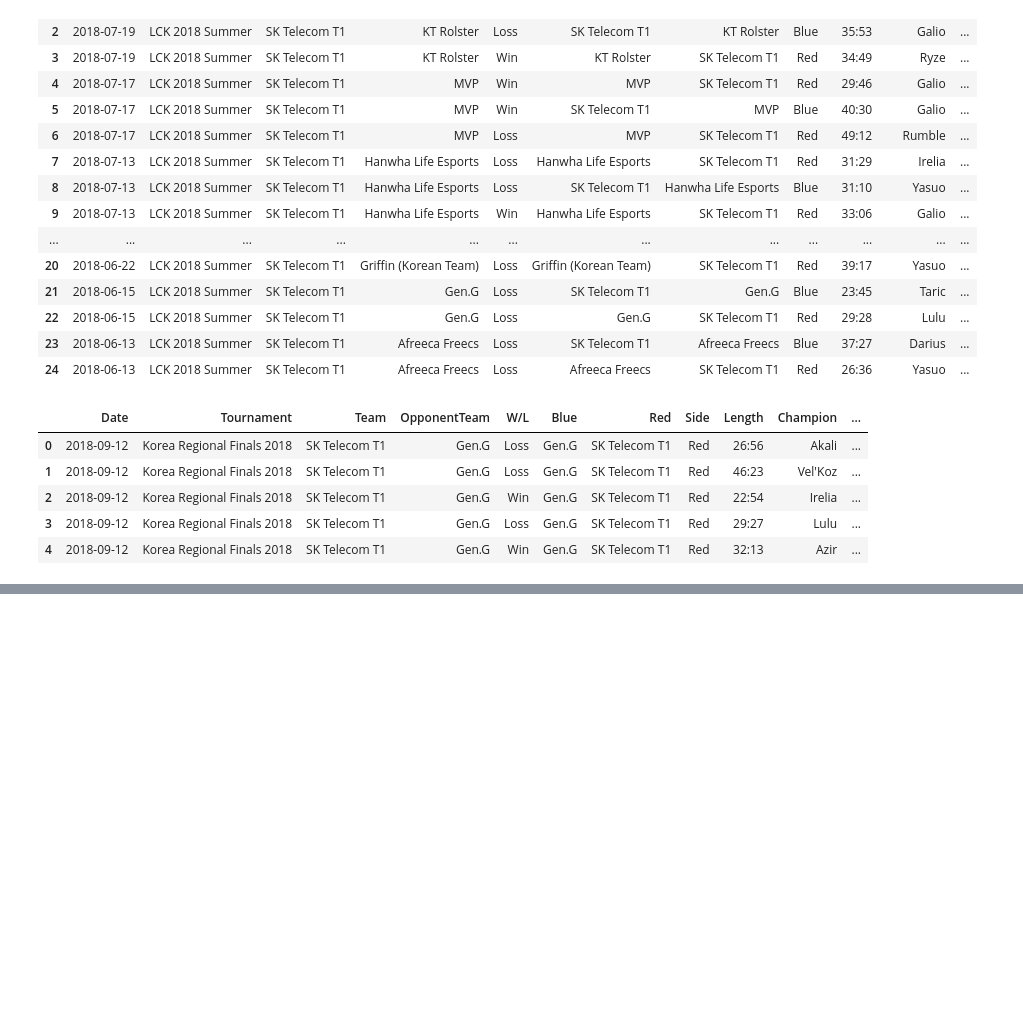
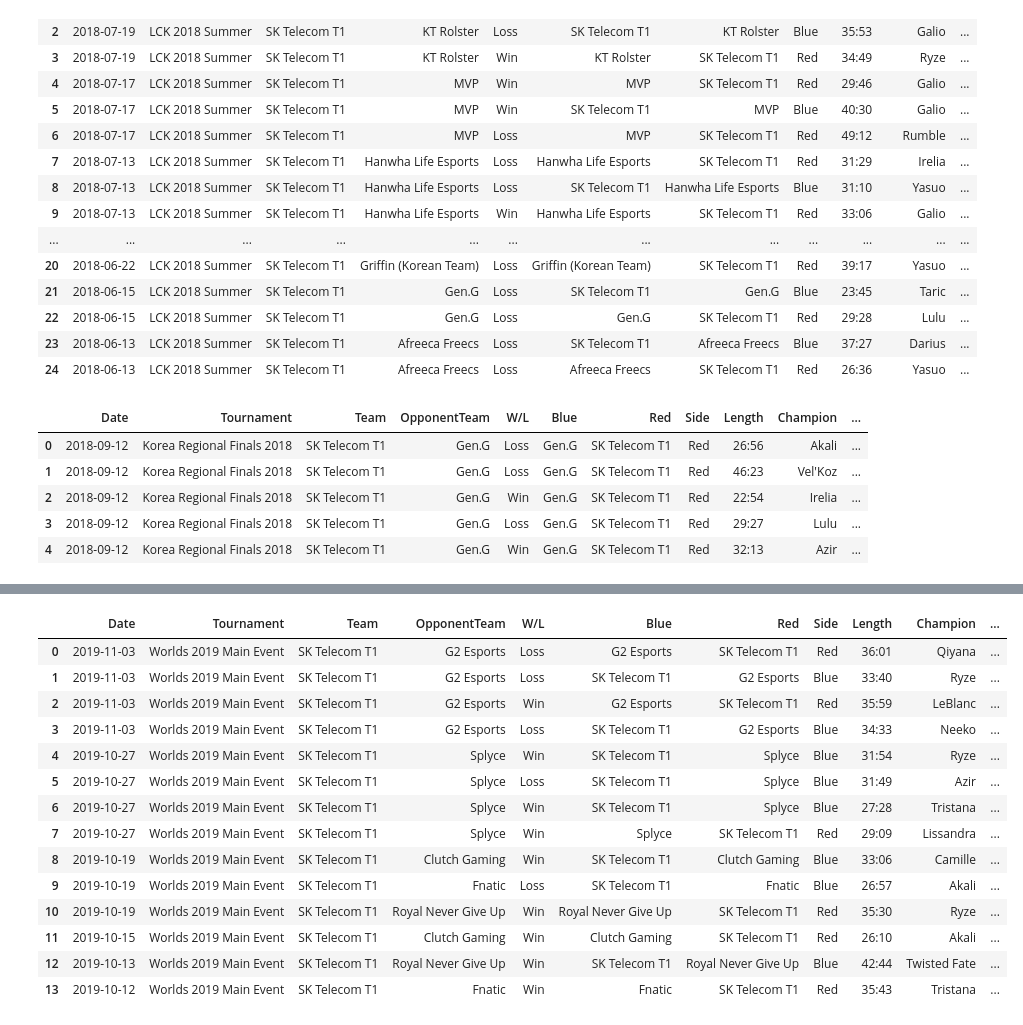
Before and after one commit to benbielin/lol-esports-stats, a Jupyter notebook: faker-stats.ipynb, the cells around one changed output, grey strips where cells are left out. Saved outputs shown, nothing was run; the diff lists cells and outputs as text; code cells hidden in the pictures; blank space fills up the shorter version.

```diff
--- a/faker-stats.ipynb
+++ b/faker-stats.ipynb
@@ -1114,0 +1254,21 @@ faker_2018_regional_finals.to_csv('faker_2018_regional_finals.csv')
+# %%
+url='https://lol.fandom.com/wiki/Special:RunQuery/MatchHistoryPlayer?MHP%5Bpreload%5D=Player&MHP%5Btournament%5D=2019+Season+World+Championship%2FMain+Event%2C2019+Season+World+Championship%2FPlay-In&MHP%5Blink%5D=Faker&_run='
+table=get_html_table(url)
+faker_2019_worlds = get_tournament_df(table)
+faker_2019_worlds
+# %% [output]
+|  | Date | Tournament | Team | OpponentTeam | W/L | Blue | Red | Side | Length | Champion | ... |
+| 0 | 2019-11-03 | Worlds 2019 Main Event | SK Telecom T1 | G2 Esports | Loss | G2 Esports | SK Telecom T1 | Red | 36:01 | Qiyana | ... |
+| 1 | 2019-11-03 | Worlds 2019 Main Event | SK Telecom T1 | G2 Esports | Loss | SK Telecom T1 | G2 Esports | Blue | 33:40 | Ryze | ... |
+| 2 | 2019-11-03 | Worlds 2019 Main Event | SK Telecom T1 | G2 Esports | Win | G2 Esports | SK Telecom T1 | Red | 35:59 | LeBlanc | ... |
+| 3 | 2019-11-03 | Worlds 2019 Main Event | SK Telecom T1 | G2 Esports | Loss | SK Telecom T1 | G2 Esports | Blue | 34:33 | Neeko | ... |
+| 4 | 2019-10-27 | Worlds 2019 Main Event | SK Telecom T1 | Splyce | Win | SK Telecom T1 | Splyce | Blue | 31:54 | Ryze | ... |
+| 5 | 2019-10-27 | Worlds 2019 Main Event | SK Telecom T1 | Splyce | Loss | SK Telecom T1 | Splyce | Blue | 31:49 | Azir | ... |
+| 6 | 2019-10-27 | Worlds 2019 Main Event | SK Telecom T1 | Splyce | Win | SK Telecom T1 | Splyce | Blue | 27:28 | Tristana | ... |
+| 7 | 2019-10-27 | Worlds 2019 Main Event | SK Telecom T1 | Splyce | Win | Splyce | SK Telecom T1 | Red | 29:09 | Lissandra | ... |
+| 8 | 2019-10-19 | Worlds 2019 Main Event | SK Telecom T1 | Clutch Gaming | Win | SK Telecom T1 | Clutch Gaming | Blue | 33:06 | Camille | ... |
+| 9 | 2019-10-19 | Worlds 2019 Main Event | SK Telecom T1 | Fnatic | Loss | SK Telecom T1 | Fnatic | Blue | 26:57 | Akali | ... |
+| 10 | 2019-10-19 | Worlds 2019 Main Event | SK Telecom T1 | Royal Never Give Up | Win | Royal Never Give Up | SK Telecom T1 | Red | 35:30 | Ryze | ... |
+| 11 | 2019-10-15 | Worlds 2019 Main Event | SK Telecom T1 | Clutch Gaming | Win | Clutch Gaming | SK Telecom T1 | Red | 26:10 | Akali | ... |
+| 12 | 2019-10-13 | Worlds 2019 Main Event | SK Telecom T1 | Royal Never Give Up | Win | SK Telecom T1 | Royal Never Give Up | Blue | 42:44 | Twisted Fate | ... |
+| 13 | 2019-10-12 | Worlds 2019 Main Event | SK Telecom T1 | Fnatic | Win | Fnatic | SK Telecom T1 | Red | 35:43 | Tristana | ... |
```
Also changed, not shown: parts of 18 cells of this notebook.
